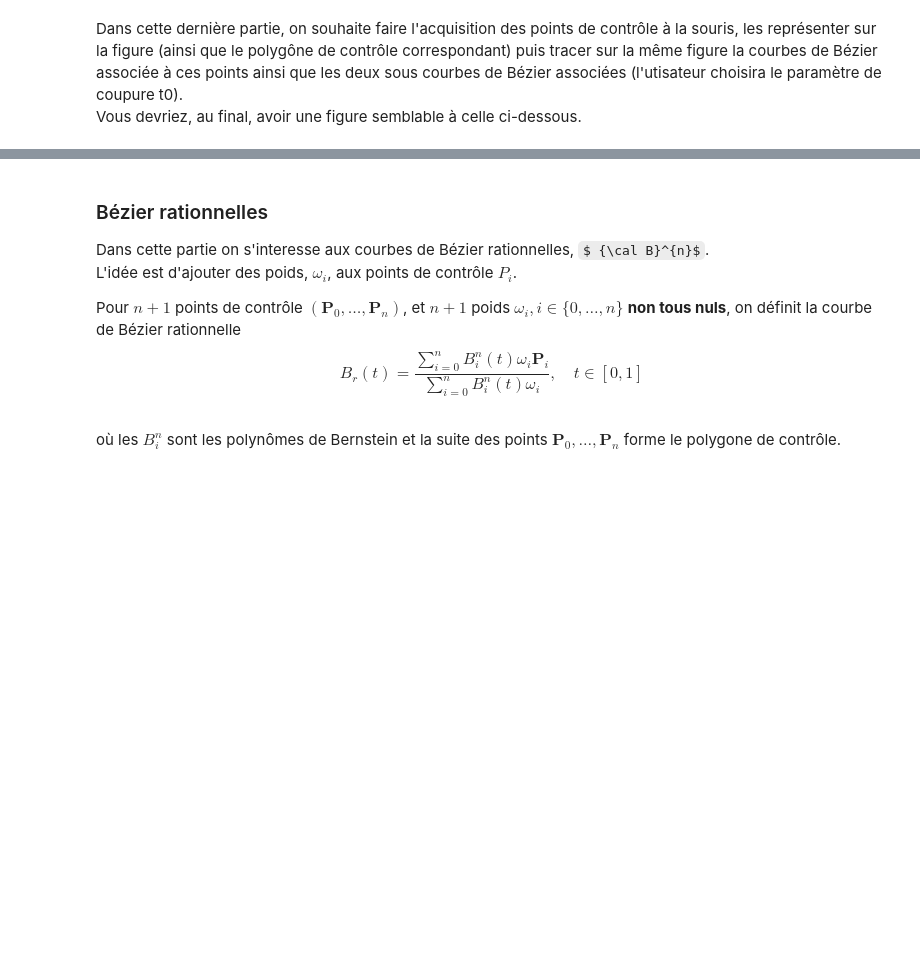
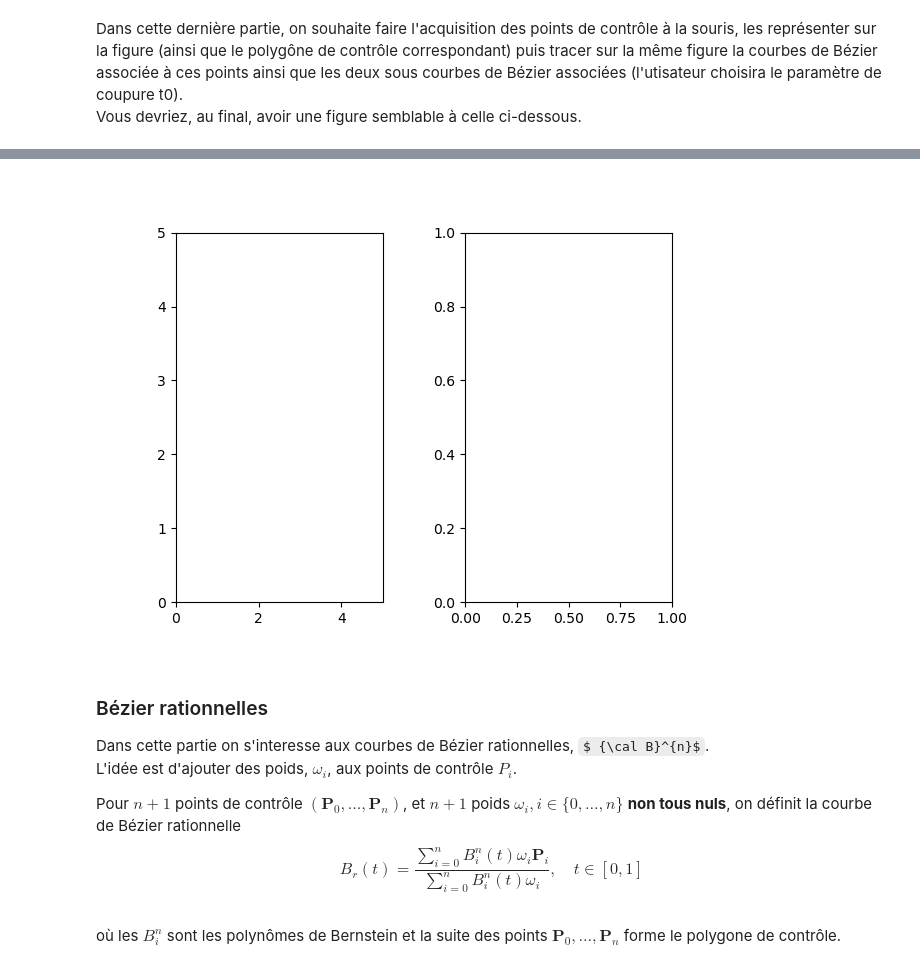
Before and after one commit to DuncanC42/bezier-maths, a Jupyter notebook: TP1Bezier.ipynb, the cells around one changed output, grey strips where cells are left out. Saved outputs shown, nothing was run; the diff lists cells and outputs as text; code cells hidden in the pictures; some formulas as TeX source; blank space fills up the shorter version.

```diff
--- a/TP1Bezier.ipynb
+++ b/TP1Bezier.ipynb
@@ -252,3 +224,17 @@ Vous devriez, au final, avoir une figure semblable à celle ci-dessous.
+# %%
+# Acquisition des points de contrôle
+# Votre code ici
+PtContX=[]
+PtContY=[]
+fig = plt.figure()
+ax1 = fig.add_subplot(121)
+ax2 = fig.add_subplot(122)
+fig.subplots_adjust(wspace=0.4)
+ax1.set_xlim([0, 5])
+ax1.set_ylim([0, 5])
+cid = fig.canvas.mpl_connect('button_press_event', onclick)
+# %% [output]
+[figure, added]
 # %%
 def SousCourbes(PtContX,PtContY,t0):
     """ Les coordonnées des points de contrôle sont donnés par les listes PtContX et PtContY (ici se sont des
```
Also changed, not shown: parts of 10 cells of this notebook.
